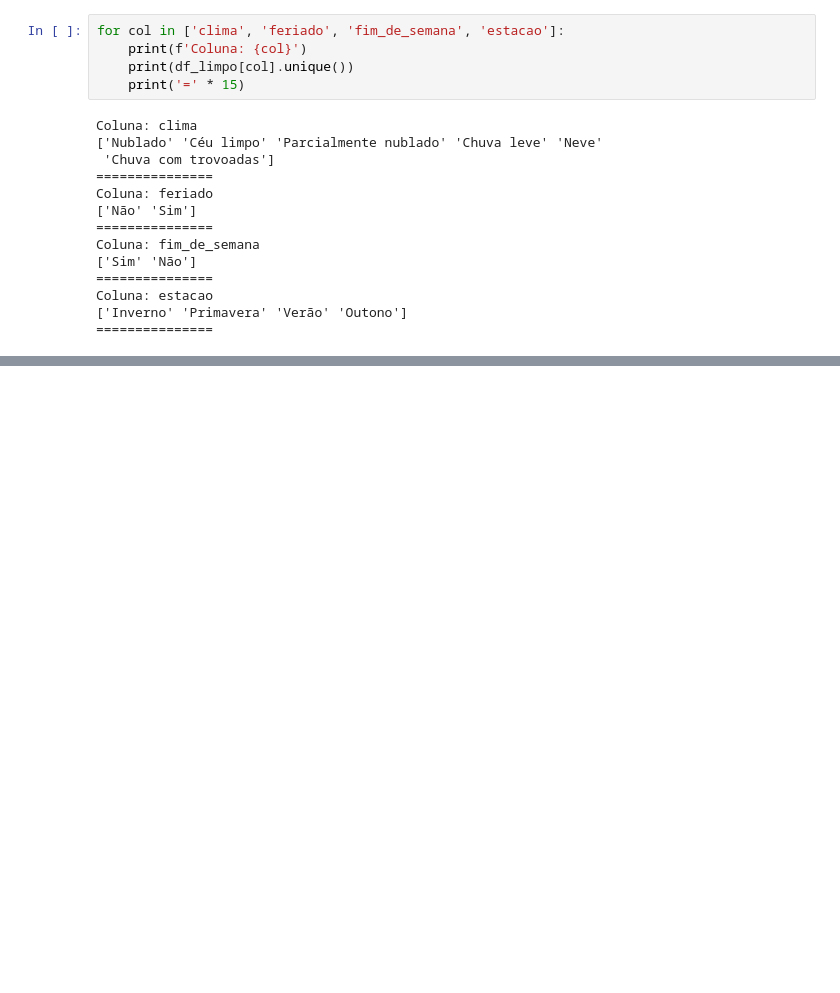
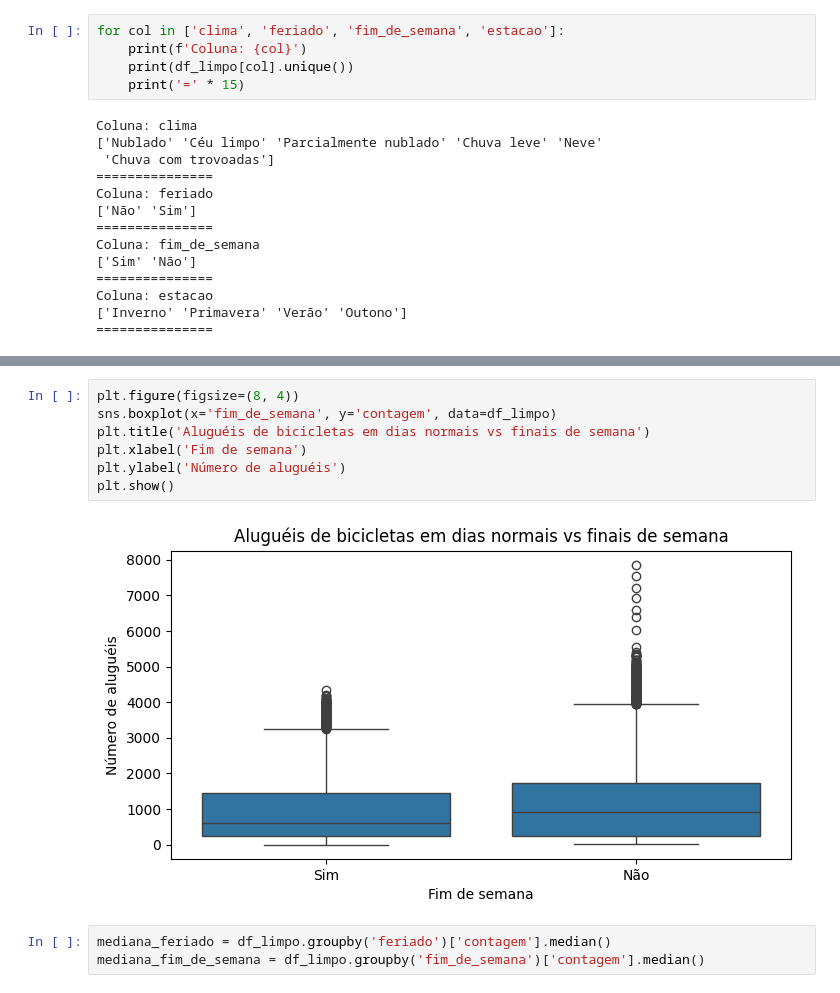
Before and after one commit to juliogazoli/alura-data-science-python-analisando-e-prevendo-series-temporais, a Jupyter notebook: atividades.ipynb, the cells around one changed output, grey strips where cells are left out. Drawn from its saved outputs; the diff is of its cells as text; blank space fills up the shorter version.

```diff
--- a/atividades.ipynb
+++ b/atividades.ipynb
@@ -189,0 +203,12 @@ Coluna: estacao
+# %%
+plt.figure(figsize=(8, 4))
+sns.boxplot(x='fim_de_semana', y='contagem', data=df_limpo)
+plt.title('Aluguéis de bicicletas em dias normais vs finais de semana')
+plt.xlabel('Fim de semana')
+plt.ylabel('Número de aluguéis')
+plt.show()
+# %% [output]
+[figure, added]
+# %%
+mediana_feriado = df_limpo.groupby('feriado')['contagem'].median()
+mediana_fim_de_semana = df_limpo.groupby('fim_de_semana')['contagem'].median()
```
Also changed, not shown: parts of 4 cells of this notebook.
